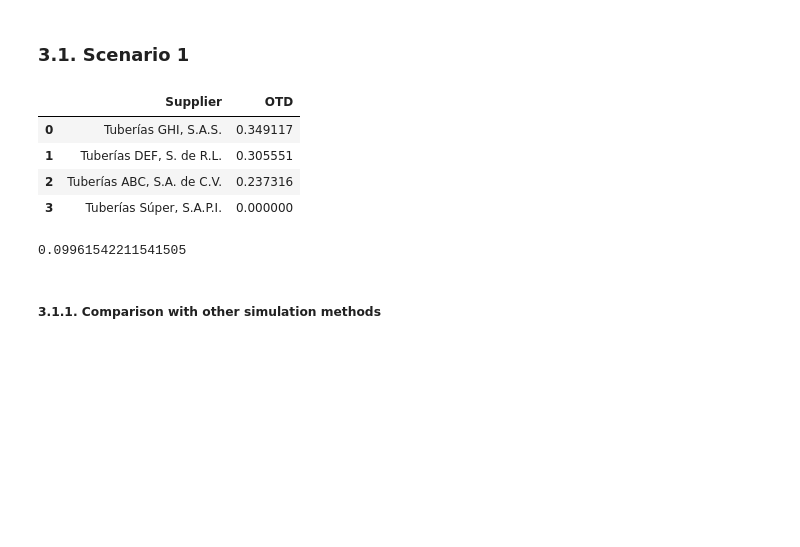
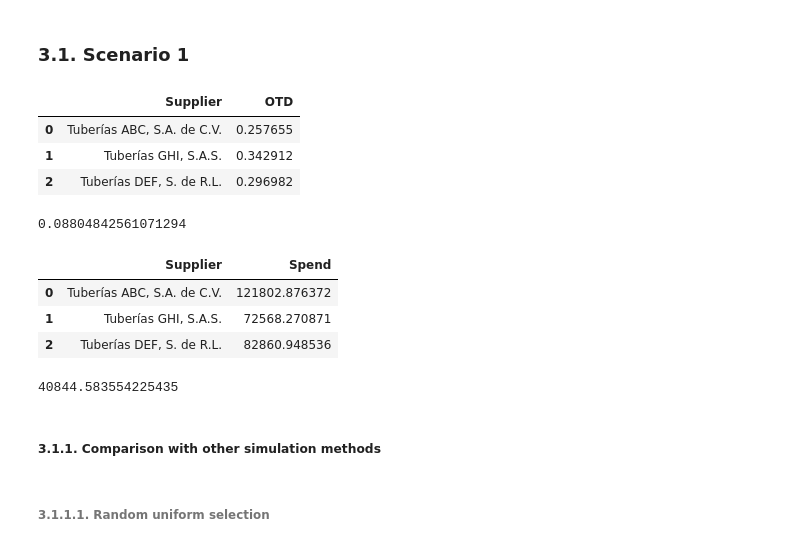
Before and after one commit to rubusarbaro/supplier-selection_fuzzy-logic_thesis, a Jupyter notebook: implementation.ipynb, the cells around one changed output. Cells and saved outputs as stored; diff of their text form; code cells hidden in the pictures; blank space fills up the shorter version.

```diff
--- a/implementation.ipynb
+++ b/implementation.ipynb
@@ -68,7 +68,7 @@ for delivery_time in ["low", "regular", "high"]:
                 supplier = simulation.Supplier(supplier_name, delivery_time, quotation_time, price, punctuality)
                 env.add_supplier(supplier)  # Add supplier to simulation environment.
 
-supplier_b = env.get_supplier("id", "10000036")
+supplier_b = env.get_supplier("id", "10000033")
 supplier_m = env.get_supplier("id", "10000047")
 supplier_h = env.get_supplier("id", "10000073")
 
@@ -600,31 +600,36 @@ short_df = scenario1_new_supplier_item_master_df[scenario1_new_supplier_item_mas
 # %%
 scenario1_existing_supplier_fuzzy_evaluation_df = pd.read_excel("./Results/Scenario1/Fuzzy_evaluation_results_(only_existent).xlsx")
 # %%
+scenario1_existing_supplier_item_master_df = pd.read_excel("./Results/Scenario1/Implementation_results_(only_existent).xlsx")
+scenario1_existing_supplier_item_master_df = scenario1_existing_supplier_item_master_df.drop(["Unnamed: 0"], axis=1)
+
+short_df = scenario1_existing_supplier_item_master_df[scenario1_existing_supplier_item_master_df["Awarded"] == True][["Iteration", "ECN", "Supplier name", "SOP ready"]].drop_duplicates().reset_index().drop(["index"], axis=1)
+#short_df.groupby(["Iteration", "Supplier name"]).count()[["ECN"]].to_excel("ecn_qty_per_supplier_scenario1-1.xlsx")
+
 supplier_otd = {
     "Supplier": [],
     "OTD": []
 }
 
 for supplier in short_df["Supplier name"].unique():
 
     otd_list = []
     for i in range(1,101):
         try:
             otd = len(short_df[(short_df["Iteration"] == i) & (short_df["Supplier name"] == supplier) & (short_df["SOP ready"] == True)]) / len(short_df[(short_df["Iteration"] == i) & (short_df["Supplier name"] == supplier)])
             otd_list.append(otd)
         except ZeroDivisionError:
             pass
 
     supplier_otd["Supplier"].append(supplier)
     supplier_otd["OTD"].append(stdev(otd_list))
 
 pd.DataFrame(data=supplier_otd)
 # %% [output]
 |  | Supplier | OTD |
-| 0 | Tuberías GHI, S.A.S. | 0.349117 |
-| 1 | Tuberías DEF, S. de R.L. | 0.305551 |
-| 2 | Tuberías ABC, S.A. de C.V. | 0.237316 |
-| 3 | Tuberías Súper, S.A.P.I. | 0.000000 |
+| 0 | Tuberías ABC, S.A. de C.V. | 0.257655 |
+| 1 | Tuberías GHI, S.A.S. | 0.342912 |
+| 2 | Tuberías DEF, S. de R.L. | 0.296982 |
 # %%
 otd_list = []
 
@@ -634,7 +639,47 @@ for i in range(1,101):
 
 stdev(otd_list)
 # %% [output]
-0.09961542211541505
+0.08804842561071294
+# %%
+scenario1_existing_supplier_item_master_df = pd.read_excel("./Results/Scenario1/Implementation_results_(only_existent).xlsx")
+scenario1_existing_supplier_item_master_df = scenario1_existing_supplier_item_master_df.drop(["Unnamed: 0"], axis=1)
+
+short_df = scenario1_existing_supplier_item_master_df[scenario1_existing_supplier_item_master_df["Awarded"] == True][["Iteration", "ECN", "Supplier name", "FY Spend"]].drop_duplicates().reset_index().drop(["index"], axis=1)
+#short_df.groupby(["Iteration", "Supplier name"]).count()[["ECN"]].to_excel("ecn_qty_per_supplier_scenario1-1.xlsx")
+
+supplier_spend = {
+    "Supplier": [],
+    "Spend": []
+}
+
+for supplier in short_df["Supplier name"].unique():
+
+    spend_list = []
+    for i in range(1,101):
+        spend = short_df[(short_df["Iteration"] == i) & (short_df["Supplier name"] == supplier)]["FY Spend"].sum()
+        spend_list.append(spend)
+
+    supplier_spend["Supplier"].append(supplier)
+    supplier_spend["Spend"].append(stdev(spend_list))
+
+pd.DataFrame(data=supplier_spend)
+# %% [output]
+|  | Supplier | Spend |
+| 0 | Tuberías ABC, S.A. de C.V. | 121802.876372 |
+| 1 | Tuberías GHI, S.A.S. | 72568.270871 |
+| 2 | Tuberías DEF, S. de R.L. | 82860.948536 |
+# %%
+spend_list = []
+
+for i in range(1,101):
+    spend = short_df[(short_df["Iteration"] == i)]["FY Spend"].sum()
+    spend_list.append(spend)
+
+stdev(spend_list)
+# %% [output]
+40844.583554225435
 # %% [markdown]
 ##### 3.1.1. Comparison with other simulation methods
+# %% [markdown]
+###### 3.1.1.1. Random uniform selection
 # %%
```
Also changed, not shown: parts of 1 cell of this notebook, 2 other files.
